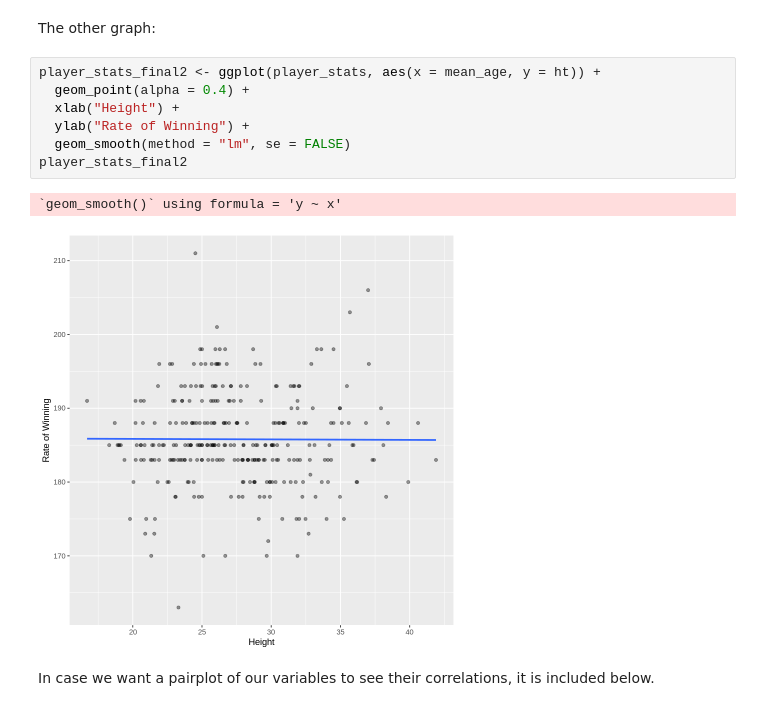
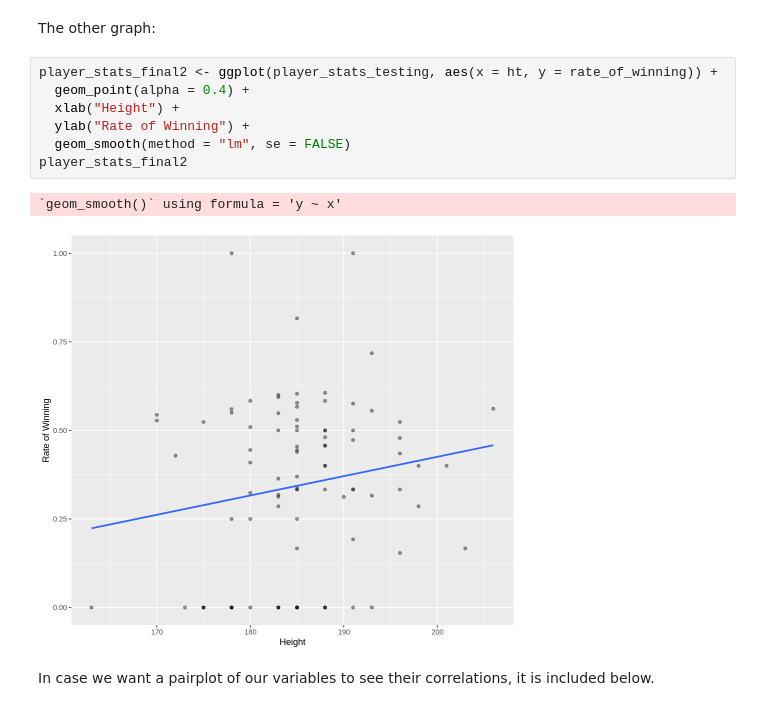
Before and after one commit to BoBomanUltra/Project_Group_39, a Jupyter notebook: Project_Proposal.ipynb, the cells around one changed output. Cells and saved outputs as stored; diff of their text form.

```diff
--- a/Project_Proposal.ipynb
+++ b/Project_Proposal.ipynb
@@ -401,15 +445,15 @@ We can see that the rmse of Linear Regression(0.2379157) is lower than KNN-regre
 # %% [markdown]
 The other graph:
 # %%
-player_stats_final2 <- ggplot(player_stats, aes(x = mean_age, y = ht)) +
+player_stats_final2 <- ggplot(player_stats_testing, aes(x = ht, y = rate_of_winning)) +
   geom_point(alpha = 0.4) +
   xlab("Height") +
   ylab("Rate of Winning") +
   geom_smooth(method = "lm", se = FALSE)
 player_stats_final2
 # %% [output]
 `geom_smooth()` using formula = 'y ~ x'
-[figure, old version]
+[figure, new version]
 # %% [markdown]
 In case we want a pairplot of our variables to see their correlations, it is included below.
 # %%
```
Also changed, not shown: parts of 17 cells of this notebook.
